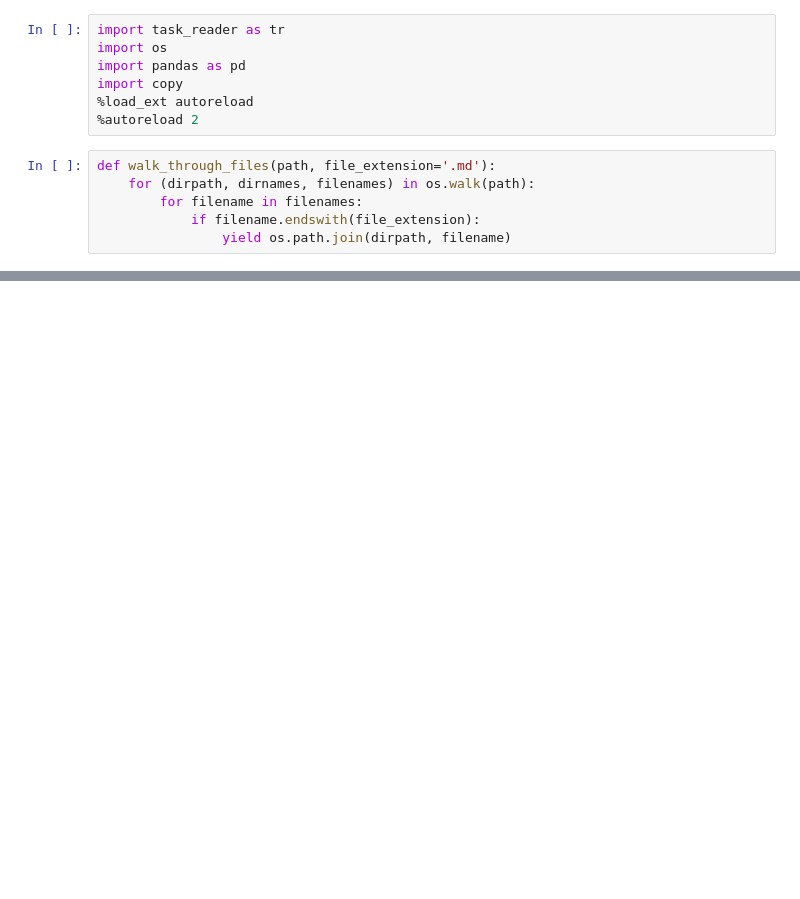
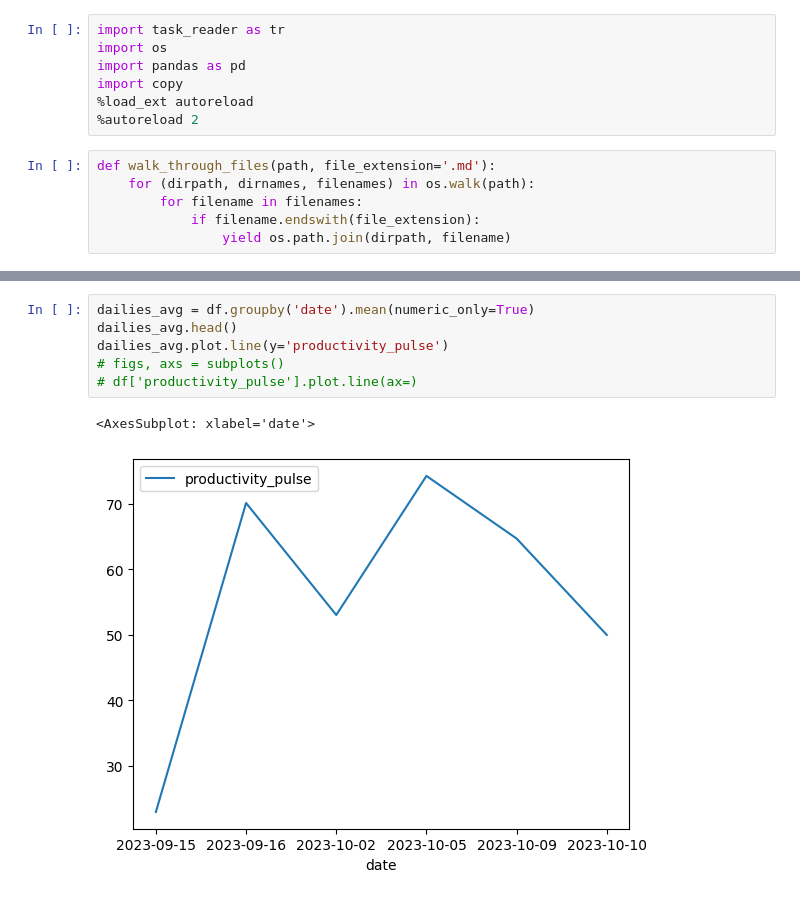
Before and after one commit to WholeOfBagel/nifty-public, a Jupyter notebook: performance_analyzer.ipynb, the cells around one changed output, grey strips where cells are left out. Drawn from its saved outputs; the diff is of its cells as text; blank space fills up the shorter version.

Commit message:
task_mode Graphs
Am now able to distinguish task progress across dates.

```diff
--- a/performance_analyzer.ipynb
+++ b/performance_analyzer.ipynb
@@ -62,0 +73,9 @@ can't do that
+# %%
+dailies_avg = df.groupby('date').mean(numeric_only=True)
+dailies_avg.head()
+dailies_avg.plot.line(y='productivity_pulse')
+# figs, axs = subplots()
+# df['productivity_pulse'].plot.line(ax=)
+# %% [output]
+<AxesSubplot: xlabel='date'>
+[figure, added]
```
Also changed, not shown: parts of 3 cells of this notebook.
